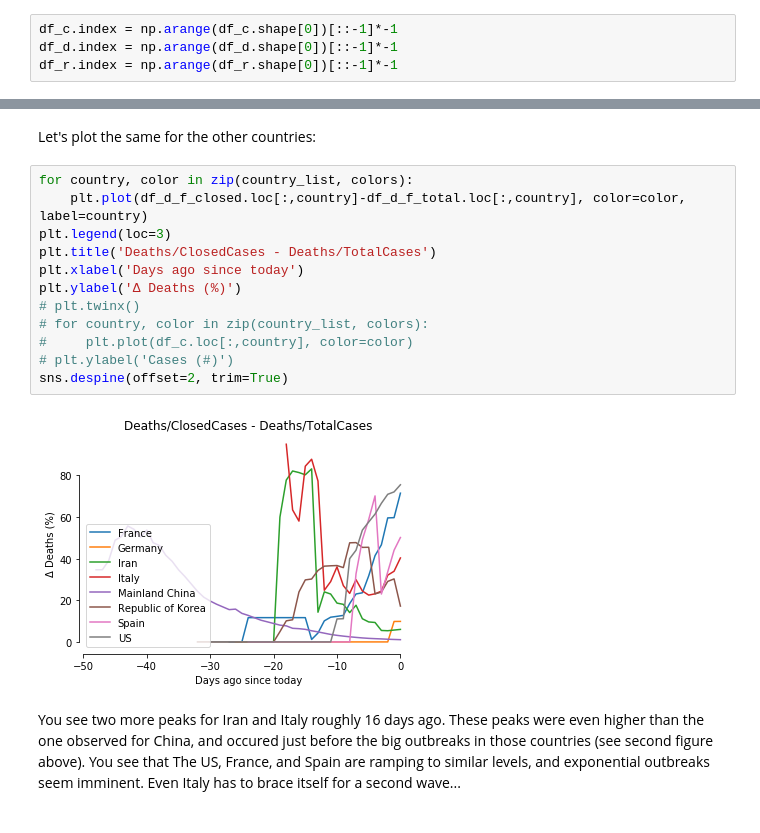
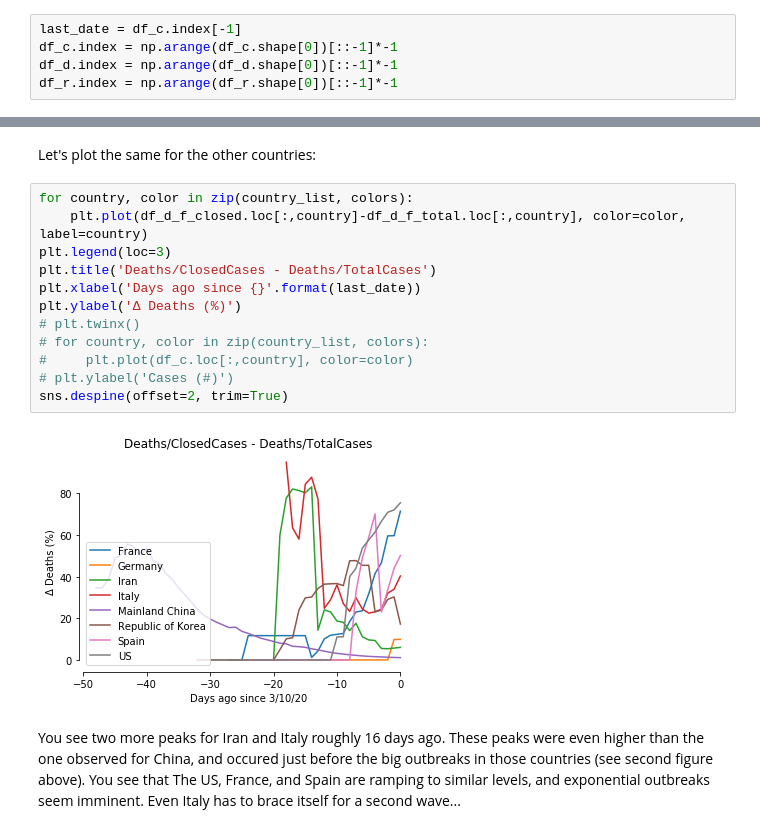
Before and after one commit to jwdegee/py_covid19, a Jupyter notebook: covid19.ipynb, the cells around one changed output, grey strips where cells are left out. Cells and saved outputs as stored; diff of their text form.

```diff
--- a/covid19.ipynb
+++ b/covid19.ipynb
@@ -22,6 +22,7 @@ df_r.columns.name = ''
 # %% [markdown]
 Reformat dates:
 # %%
+last_date = df_c.index[-1]
 df_c.index = np.arange(df_c.shape[0])[::-1]*-1
 df_d.index = np.arange(df_d.shape[0])[::-1]*-1
 df_r.index = np.arange(df_r.shape[0])[::-1]*-1
@@ -131,16 +132,16 @@ Let's plot the same for the other countries:
 # %%
 for country, color in zip(country_list, colors):
     plt.plot(df_d_f_closed.loc[:,country]-df_d_f_total.loc[:,country], color=color, label=country)
 plt.legend(loc=3)
 plt.title('Deaths/ClosedCases - Deaths/TotalCases')
-plt.xlabel('Days ago since today')
+plt.xlabel('Days ago since {}'.format(last_date))
 plt.ylabel('Δ Deaths (%)')
 # plt.twinx()
 # for country, color in zip(country_list, colors):
 #     plt.plot(df_c.loc[:,country], color=color)
 # plt.ylabel('Cases (#)')
 sns.despine(offset=2, trim=True)
 # %% [output]
-[figure, old version]
+[figure, new version]
 # %% [markdown]
 You see two more peaks for Iran and Italy roughly 16 days ago. These peaks were even higher than the one observed for China, and occured just before the big outbreaks in those countries (see second figure above). You see that The US, France, and Spain are ramping to similar levels, and exponential outbreaks seem imminent. Even Italy has to brace itself for a second wave...
```
Also changed, not shown: parts of 4 cells of this notebook.
